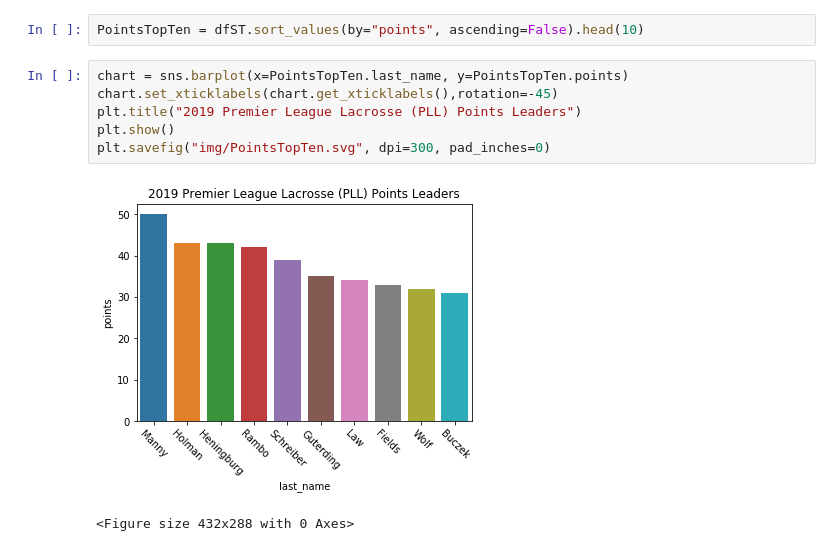
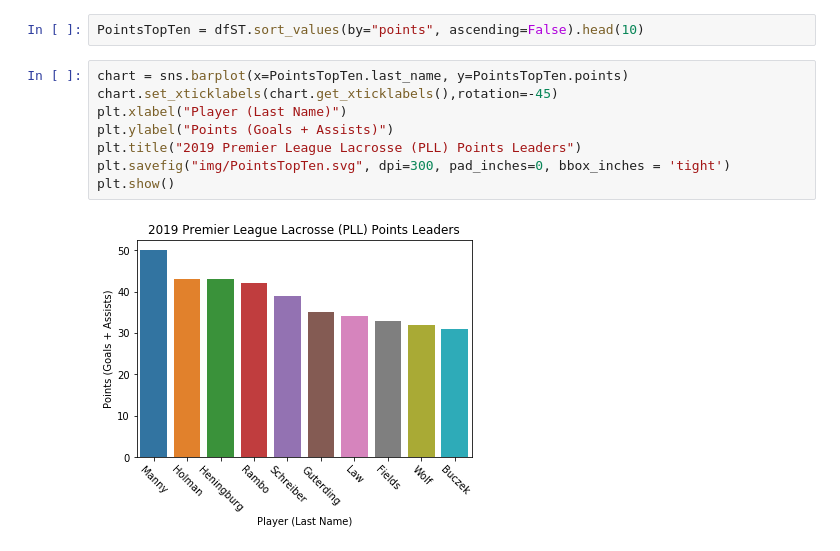
Before and after one commit to bencolville/PLL-Season1-Analysis, a Jupyter notebook: WIP_Stat_Analysis.ipynb, the cells around one changed output. Drawn from its saved outputs; the diff is of its cells as text.

```diff
--- a/WIP_Stat_Analysis.ipynb
+++ b/WIP_Stat_Analysis.ipynb
@@ -244,9 +244,10 @@ PointsTopTen = dfST.sort_values(by="points", ascending=False).head(10)
 # %%
 chart = sns.barplot(x=PointsTopTen.last_name, y=PointsTopTen.points)
 chart.set_xticklabels(chart.get_xticklabels(),rotation=-45)
+plt.xlabel("Player (Last Name)")
+plt.ylabel("Points (Goals + Assists)")
 plt.title("2019 Premier League Lacrosse (PLL) Points Leaders")
+plt.savefig("img/PointsTopTen.svg", dpi=300, pad_inches=0, bbox_inches = 'tight')
 plt.show()
-plt.savefig("img/PointsTopTen.svg", dpi=300, pad_inches=0)
 # %% [output]
-[figure, old version]
+[figure, new version]
-<Figure size 432x288 with 0 Axes>
```
Also changed, not shown: 2 other files.
